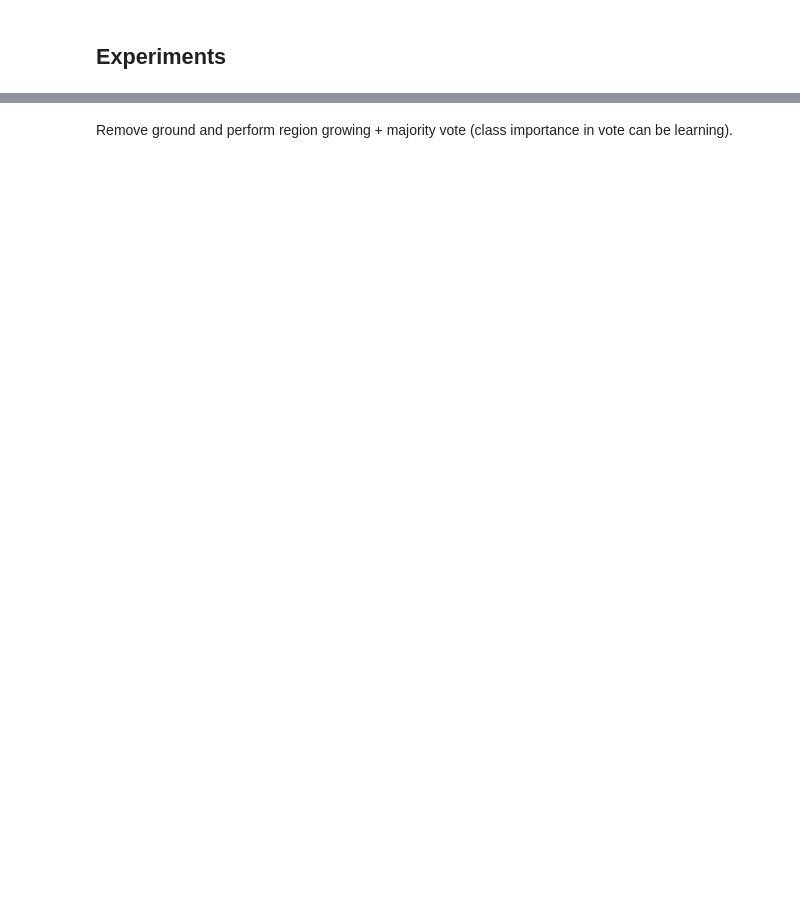
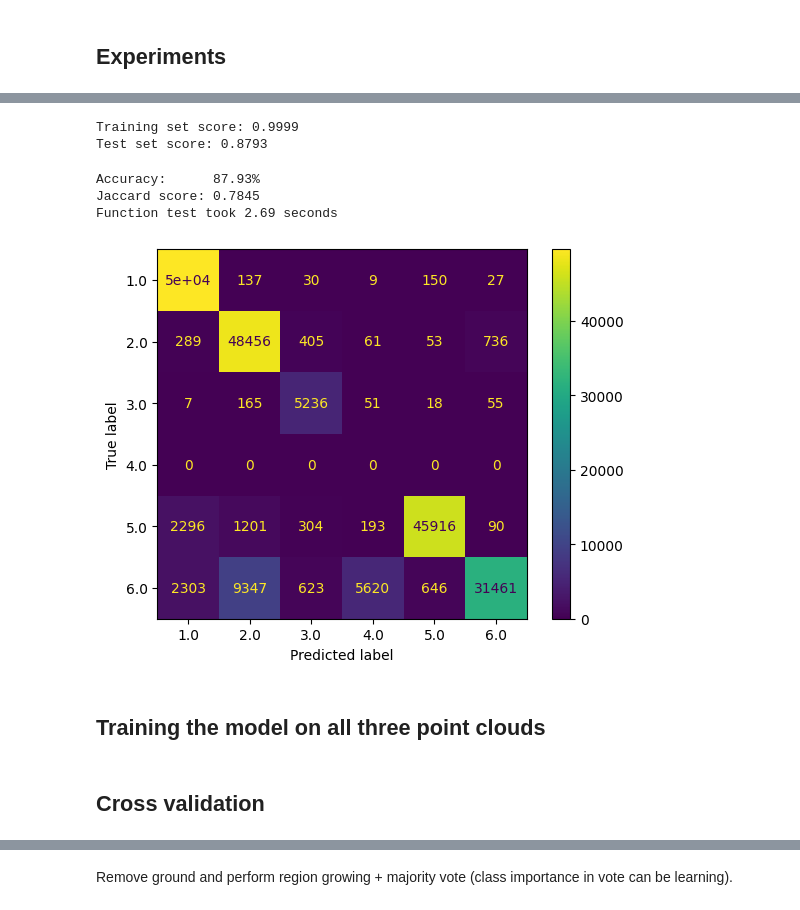
Before and after one commit to aubin-tchoi/npm3d, a Jupyter notebook: mini_challenge/mini_challenge_subsampling.ipynb, the cells around one changed output, grey strips where cells are left out. Saved outputs shown, nothing was run; the diff lists cells and outputs as text; code cells hidden in the pictures; blank space fills up the shorter version.

```diff
--- a/mini_challenge/mini_challenge_subsampling.ipynb
+++ b/mini_challenge/mini_challenge_subsampling.ipynb
@@ -83,2 +66,26 @@ clf = choose_model(model)
+# %%
+@timeit
+def test(
+    clf,
+    test_features: np.ndarray,
+    test_labels: np.ndarray,
+    point_cloud: np.ndarray,
+    file_path: str = f"submissions/point_clouds/{model_name}-{datetime.now().strftime('%Y_%m_%d-%H_%M')}.ply",
+) -> None:
+    prediction = clf.predict(test_features)
+    print(f"Accuracy:      {accuracy_score(test_labels, prediction) * 100:.2f}%")
+    print(
+        f"Jaccard score: {jaccard_score(test_labels, prediction, average='micro'):.4f}"
+    )
+    ConfusionMatrixDisplay.from_predictions(test_labels, prediction)
+    write_ply(
+        file_path,
+        [
+            point_cloud,
+            prediction,
+            test_labels,
+        ],
+        ["x", "y", "z", "predicted_label", "true_label"],
+    )
 # %% [markdown]
 ## Experiments
@@ -85,5 +94,5 @@ clf = choose_model(model)
 # %%
 %%time
 test_point_cloud = features_extractor.extract_point_clouds(
-    training_path, "MiniLille1.ply"
+    training_path, validation_point_cloud
 )[2]
@@ -90,9 +117,5 @@ test_point_cloud = features_extractor.extract_point_clouds(
 # %%
 %%time
-(
-    train_features,
-    train_labels,
-    test_features,
-    test_labels,
-) = features_extractor.extract_features(training_path, "MiniLille1.ply")
+train_features, train_labels = features_extractor.extract_features(training_path)
+X_train, X_val, y_train, y_val = train_test_split(train_features, train_labels, test_size=0.2, random_state=42)
 # %% [output]
@@ -115,0 +136,3 @@ Wall time: 2min 35s
+# %%
+%%time
+clf.fit(X_train, y_train)
@@ -115,0 +143,17 @@ Wall time: 2min 35s
+# %%
+print(f"Training set score: {clf.score(X_train, y_train):.4f}")
+print(f"Test set score: {clf.score(X_val, y_val):.4f}")
+# %% [output]
+Training set score: 0.9999
+Test set score: 0.8793
+# %%
+test(clf, X_val, y_val, test_point_cloud)
+# %% [output]
+Accuracy:      87.93%
+Jaccard score: 0.7845
+Function test took 2.69 seconds
+[figure, added]
+# %% [markdown]
+## Training the model on all three point clouds
+# %% [markdown]
+## Cross validation
```
Also changed, not shown: parts of 17 cells of this notebook.
